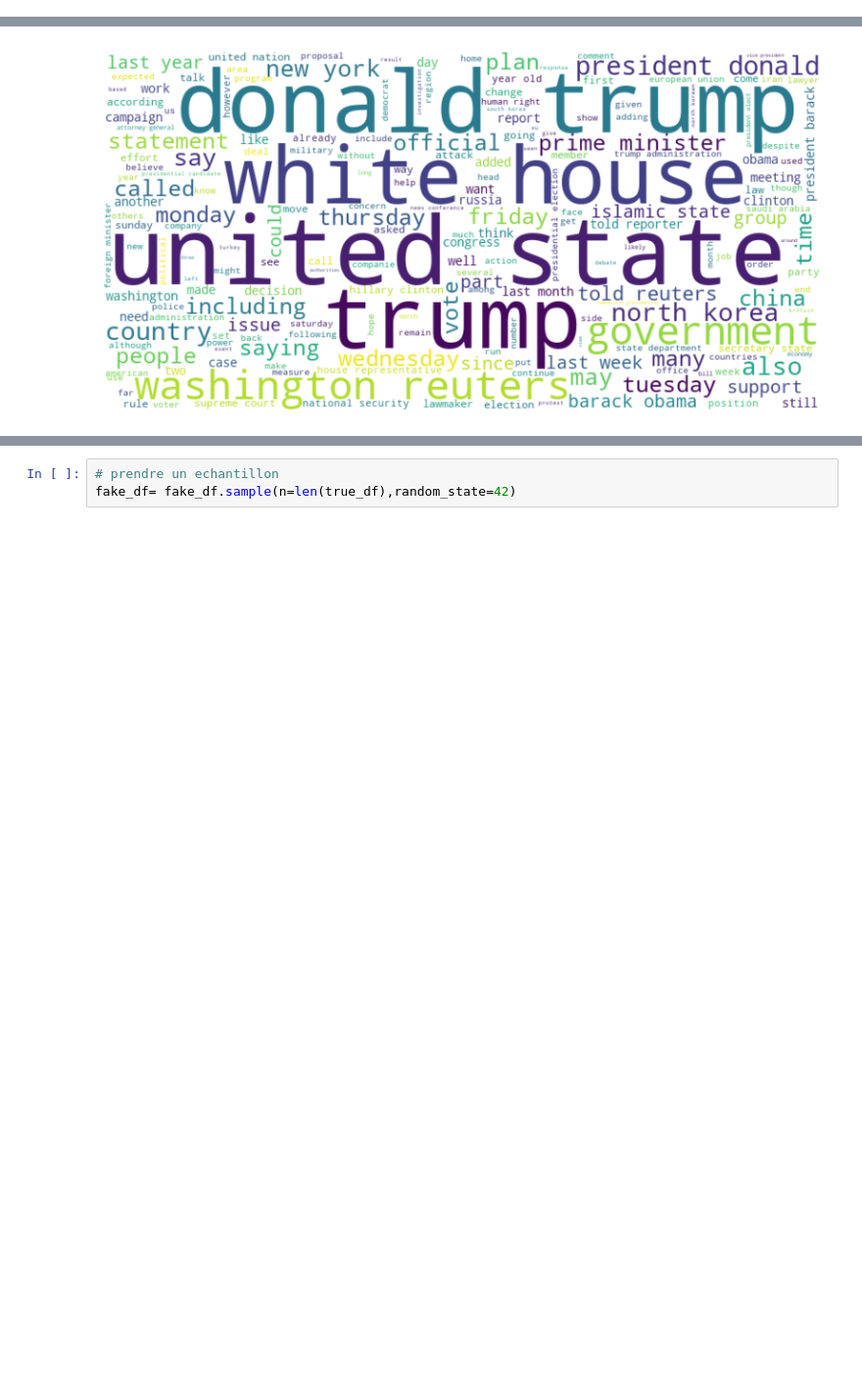
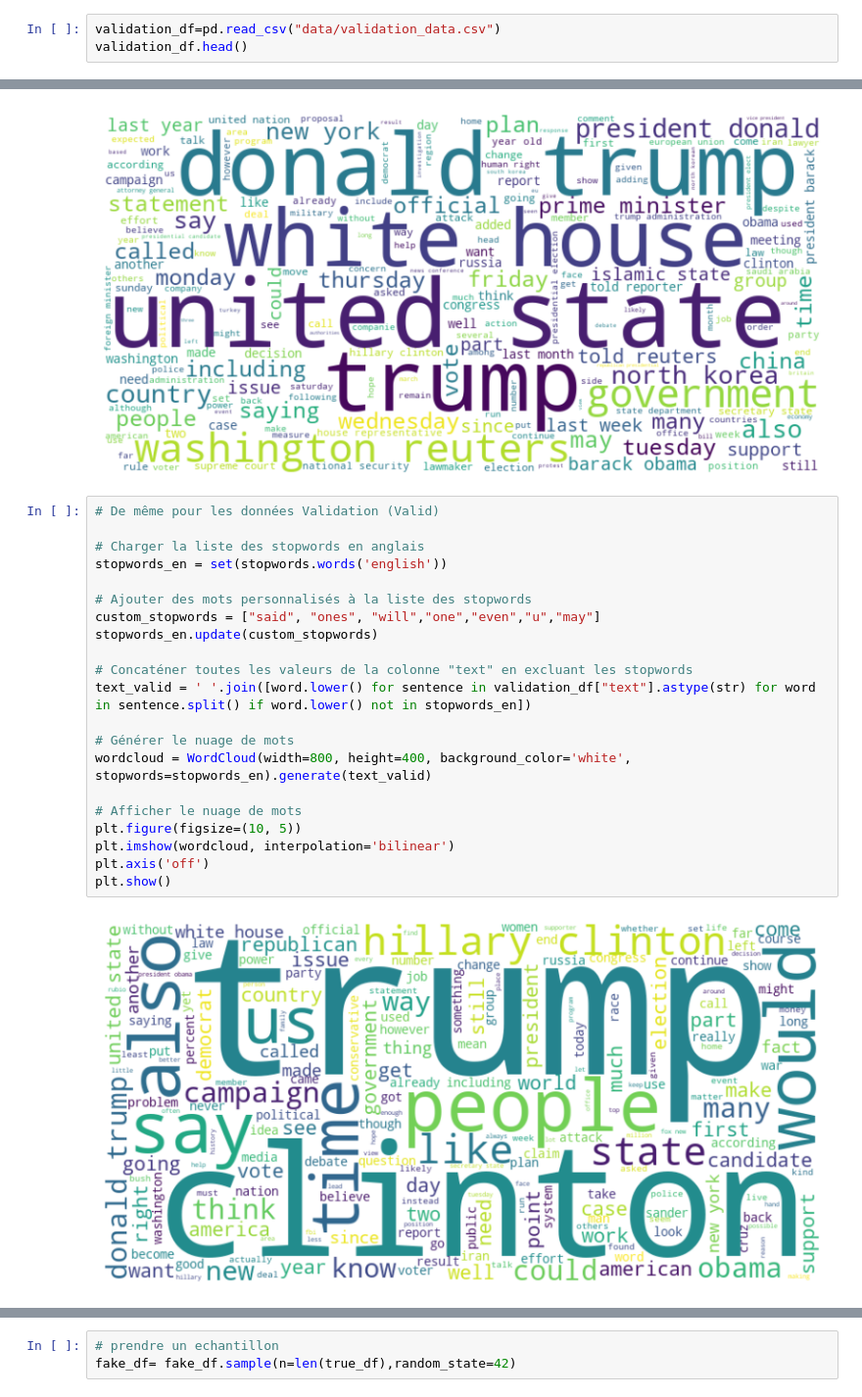
Before and after one commit to BatataNatna/Deep_Fake_project_2024, a Jupyter notebook: Data Analysis.ipynb, the cells around one changed output, grey strips where cells are left out. Shown at 98% size. Drawn from its saved outputs; the diff is of its cells as text; blank space fills up the shorter version.

Commit message:
Calcul des 3 nuages de mots!

```diff
--- a/Data Analysis.ipynb
+++ b/Data Analysis.ipynb
@@ -38,3 +38,6 @@ true_df.head()
 | 2 | Senior U.S. Republican senator: '... | WASHINGTON (Reuters) - The specia... | politicsNews | December 31, 2017 |
 | 3 | FBI Russia probe helped by Austra... | WASHINGTON (Reuters) - Trump camp... | politicsNews | December 30, 2017 |
 | 4 | Trump wants Postal Service to cha... | SEATTLE/WASHINGTON (Reuters) - Pr... | politicsNews | December 29, 2017 |
+# %%
+validation_df=pd.read_csv("data/validation_data.csv")
+validation_df.head()
@@ -170,4 +195,27 @@ plt.show()
 [nltk_data]     C:\Users\rymkm\AppData\Roaming\nltk_data...
 [nltk_data]   Package stopwords is already up-to-date!
 [figure]
+# %%
+# De même pour les données Validation (Valid)
+
+# Charger la liste des stopwords en anglais
+stopwords_en = set(stopwords.words('english'))
+
+# Ajouter des mots personnalisés à la liste des stopwords
+custom_stopwords = ["said", "ones", "will","one","even","u","may"]
+stopwords_en.update(custom_stopwords)
+
+# Concaténer toutes les valeurs de la colonne "text" en excluant les stopwords
+text_valid = ' '.join([word.lower() for sentence in validation_df["text"].astype(str) for word in sentence.split() if word.lower() not in stopwords_en])
+
+# Générer le nuage de mots
+wordcloud = WordCloud(width=800, height=400, background_color='white', stopwords=stopwords_en).generate(text_valid)
+
+# Afficher le nuage de mots
+plt.figure(figsize=(10, 5))
+plt.imshow(wordcloud, interpolation='bilinear')
+plt.axis('off')
+plt.show()
+# %% [output]
+[figure, added]
 # %% [markdown]
```
Also changed, not shown: parts of 7 cells of this notebook.
